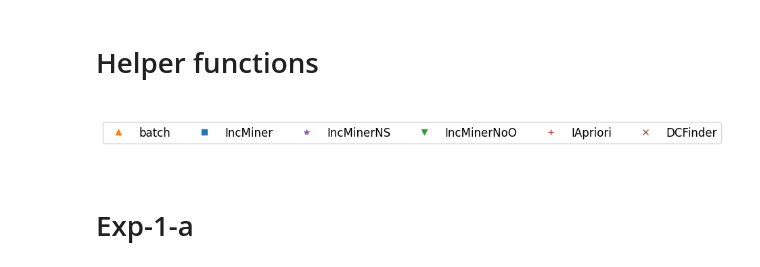
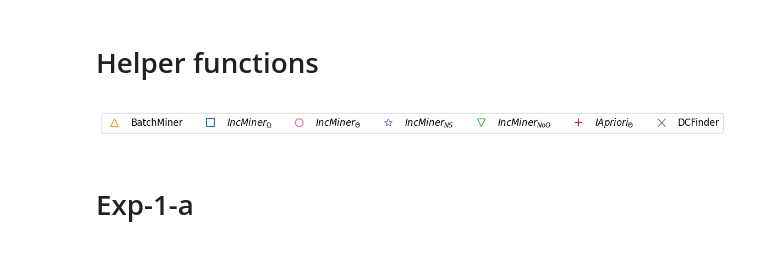
Before and after one commit to HaoxianChen/inc-miner-experiment-plots, a Jupyter notebook: plots.ipynb, the cells around one changed output. Saved outputs shown, nothing was run; the diff lists cells and outputs as text; code cells hidden in the pictures.

```diff
--- a/plots.ipynb
+++ b/plots.ipynb
@@ -17,19 +19,20 @@ import matplotlib.pyplot as plt
 import numpy as np
 
 # Set default figure size (width, height in inches)
-# plt.rcParams['figure.figsize'] = [4, 3]
-plt.rcParams['figure.figsize'] = [8, 6]
+plt.rcParams['figure.figsize'] = [4, 3]
+# plt.rcParams['figure.figsize'] = [8, 6]
 
 plt.rcParams['font.size'] = 16
 
 plt.rcParams['lines.markersize'] = 10  # Default marker size is 6
 # %%
-VERBOSE = True
+VERBOSE = False
 
 colors = plt.rcParams['axes.prop_cycle'].by_key()['color']
 colorMap = {
     "batch": colors[1],
     "IncMiner": colors[0],
+    "IncMinerT": colors[6],
     "IncMinerNS": colors[4],
     "IncMinerNoO": colors[2],
     "IApriori": colors[3],
@@ -39,56 +42,66 @@ colorMap = {
 markerMap = {
     "batch": '^',
     "IncMiner": 's',
+    "IncMinerT": 'o',
     "IncMinerNS": '*',
     "IncMinerNoO": 'v',
     "IApriori": '+',
     "DCFinder": 'x'
-
 }
 
-# markerStyleMap = {
-#     "batch": {'markerfacecolor': 'none', 'markeredgewidth': 1.0},
-#     "IncMiner1.0": {'markerfacecolor': 'none', 'markeredgewidth': 1.5},
-#     "IncMiner": {'markerfacecolor': 'none', 'markeredgewidth': 1.5},
-#     "IncMiner0.7": {'markerfacecolor': 'none', 'markeredgewidth': 1.5},
-#
-#     "IncMinerNS": {'markerfacecolor': 'none', 'markeredgewidth': 1.0, 'markersize':20},
-#     "IApriori": {'markerfacecolor': 'auto', 'markeredgewidth': 1.5},
-#     "DCFinder": {'markerfacecolor': 'auto', 'markeredgewidth': 1.0},
-# }
+legendName = {
+    "batch": "BatchMiner",
+    "IncMiner": r"$IncMiner_\Omega$",
+    "IncMinerT": r"$IncMiner_\Theta$",
+    "IncMinerNS": r"$IncMiner_{NS}$",
+    "IncMinerNoO": r"$IncMiner_{NoO}$",
+    "IApriori": r"$IApriori_\Theta$",
+    "DCFinder": "DCFinder"
+}
+
+markerStyleMap = {
+    "batch": {'markerfacecolor': 'none', 'markeredgewidth': 1.0},
+    "IncMiner": {'markerfacecolor': 'none', 'markeredgewidth': 1.5},
+    "IncMinerT": {'markerfacecolor': 'none', 'markeredgewidth': 1.5},
+
+    "IncMinerNS": {'markerfacecolor': 'none', 'markeredgewidth': 1.0, 'markersize':10},
+    "IncMinerNoO": {'markerfacecolor': 'none', 'markeredgewidth': 1.0, 'markersize':10},
+    "IApriori": {'markerfacecolor': 'auto', 'markeredgewidth': 1.5},
+    "DCFinder": {'markerfacecolor': 'auto', 'markeredgewidth': 1.0},
+}
 # %%
 # Create legend elements, skipping "IncMiner1.0"
 legend_elements = [
     plt.Line2D([0], [0], color=colorMap[label], marker=markerMap[label],
-                # markerfacecolor=markerStyleMap[label].get('markerfacecolor', 'auto'),
-                # markeredgewidth=markerStyleMap[label].get('markeredgewidth', 1.0),
-               linestyle='', label=label)
+                markerfacecolor=markerStyleMap[label].get('markerfacecolor', 'auto'),
+                markeredgewidth=markerStyleMap[label].get('markeredgewidth', 1.0),
+               linestyle='', label=legendName[label])
     for label in colorMap.keys() if label != "IncMiner1.0"
 ]
 
 # Create a new figure
 fig, ax = plt.subplots(figsize=(10, 1))  # Adjust width and height for a wide flat layout
 
 # Remove axes
 ax.axis('off')
 
 # Add the legend
 ax.legend(
     handles=legend_elements,
     loc='center',
     frameon=True,
     fontsize=12,
     ncol=len(legend_elements),  # Arrange all legend entries in a single row
 )
 
 # Adjust layout
 plt.tight_layout()
 
 # Save or display the legend-only plot
 plt.savefig("plots/legend.pdf", bbox_inches='tight', pad_inches=0)
 plt.show()
 # %% [output]
-[figure, old version]
+[figure, new version]
 # %%
 ylabel_time = "Running time (s)"
 # %%
```
Also changed, not shown: parts of 42 cells of this notebook, 26 other files.
